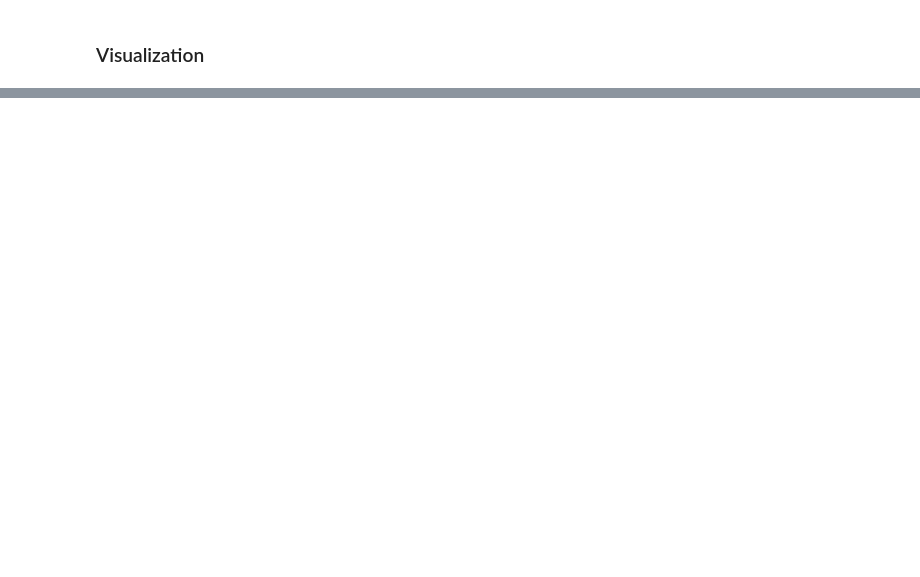
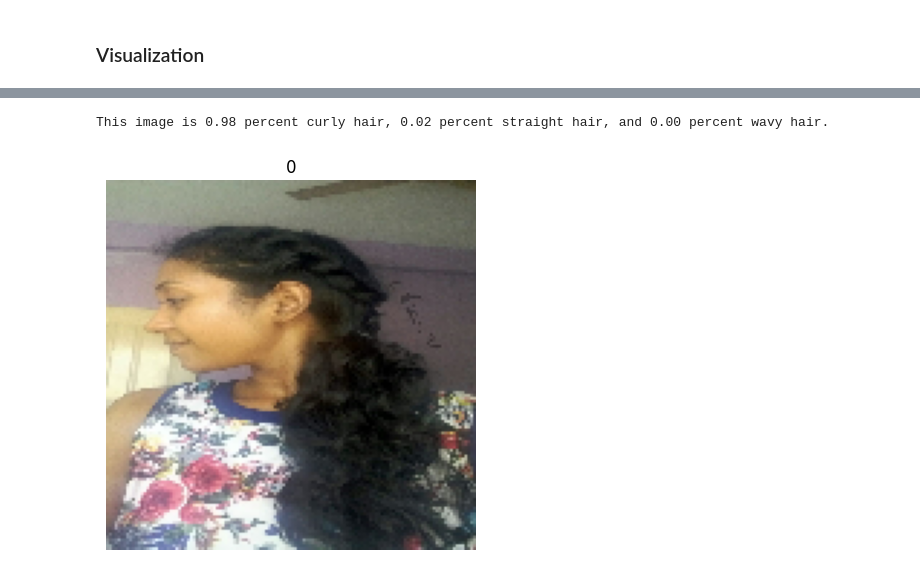
Before and after one commit to KyleZrey/hair-type-cnn, a Jupyter notebook: final.ipynb, the cells around one changed output, grey strips where cells are left out. Saved outputs shown, nothing was run; the diff lists cells and outputs as text; code cells hidden in the pictures; blank space fills up the shorter version.

```diff
--- a/final.ipynb
+++ b/final.ipynb
@@ -208,0 +209,6 @@ plt.show()
+# %%
+val_image = val_ds  # Get one batch from the validation set
+img_array, label_array = next(val_image)  # Extract the first image from the batch
+
+# Make predictions on the image
+predictions = model.predict(img_array)
@@ -208,0 +217,15 @@ plt.show()
+# %%
+# curly validation example
+i = 7
+print(
+    "This image is %.2f percent curly hair, %.2f percent straight hair, and %.2f percent wavy hair."
+    % tuple(predictions[i])
+)
+
+plt.imshow(img_array[i].astype("uint8"))
+plt.title(int(np.argmax(label_array[i])))
+plt.axis("off")
+plt.show()
+# %% [output]
+This image is 0.98 percent curly hair, 0.02 percent straight hair, and 0.00 percent wavy hair.
+[figure, added]
```
Also changed, not shown: parts of 9 cells of this notebook, 3 other files.
